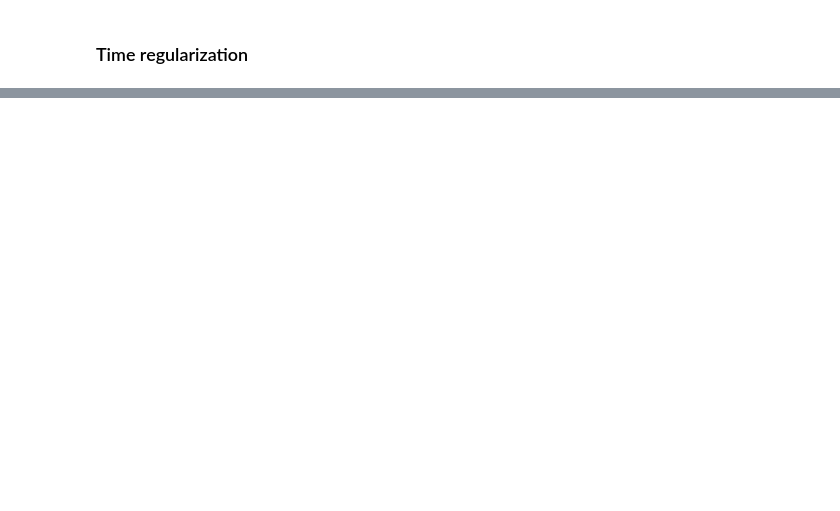
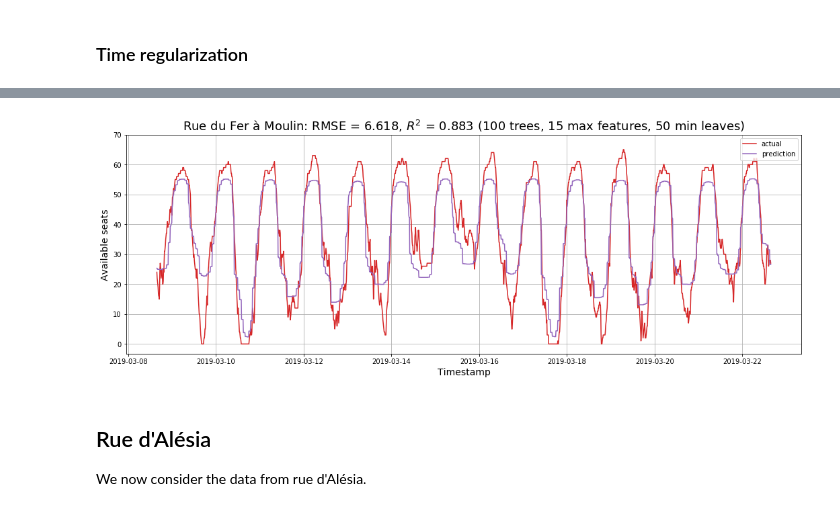
Before and after one commit to antoinechoffrut/la_permanence, a Jupyter notebook: la-permanence-random-forests-forecasting.ipynb, the cells around one changed output, grey strips where cells are left out. Cells and saved outputs as stored; diff of their text form; code cells hidden in the pictures; blank space fills up the shorter version.

```diff
--- a/la-permanence-random-forests-forecasting.ipynb
+++ b/la-permanence-random-forests-forecasting.ipynb
@@ -601,0 +253,2 @@ The metrics RMSE $R^2$ measure the accuracy to which the random forests is able
+# %%
+nb_trees, max_features, min_leaves = 100, 15, 50
@@ -601,0 +272,27 @@ The metrics RMSE $R^2$ measure the accuracy to which the random forests is able
+# %%
+fig, ax = plt.subplots(figsize=(18, 6));
+ax.plot(timestamps_valid['timestamp'], y_valid, COL_VALID);
+ax.plot(timestamps_valid['timestamp'], y_predict, COL_PREDICT);
+ax.set_title(
+    "Rue du Fer à Moulin: RMSE = {0:.4g}, $R^2$ = {1:.3g} ({2} trees, {3} max features, {4} min leaves)".format(
+        rmse(m.predict(X_valid), y_valid),
+        m.score(X_valid, y_valid),
+        nb_trees,
+        max_features,
+        min_leaves
+    ),
+    fontsize=18
+);
+
+ax.set_ylabel("Available seats", fontsize=14);
+ax.set_yticks(range(0, 80, 10));
+ax.set_xlabel("Timestamp", fontsize=14);
+ax.legend(['actual', 'prediction'], loc='upper right')
+ax.grid();
+# plt.savefig("moulin-random-forests.png");
+# %% [output]
+[figure, added]
+# %% [markdown]
+## Rue d'Alésia
+
+We now consider the data from rue d'Alésia.
```
Also changed, not shown: parts of 96 cells of this notebook, 2 other files.
